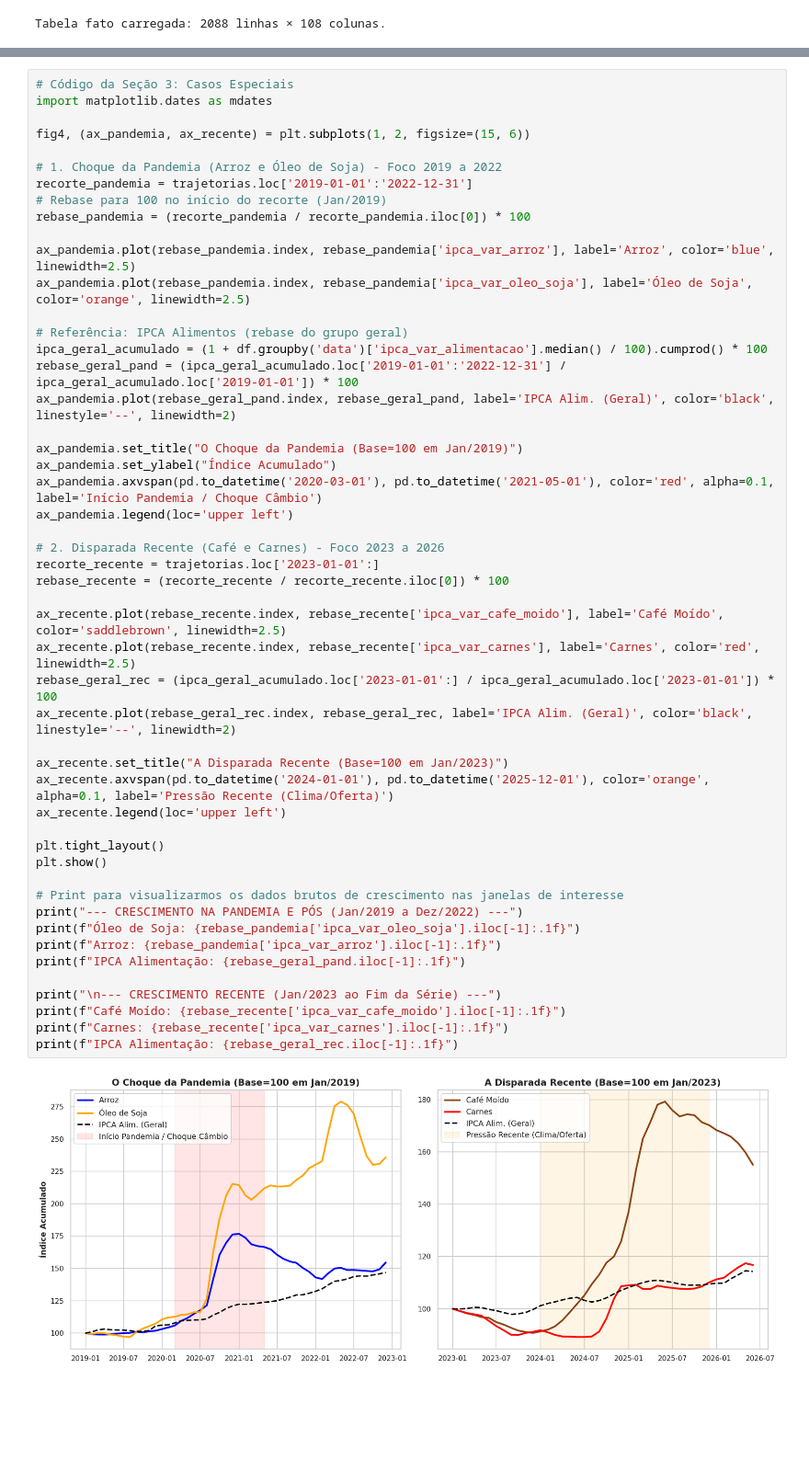
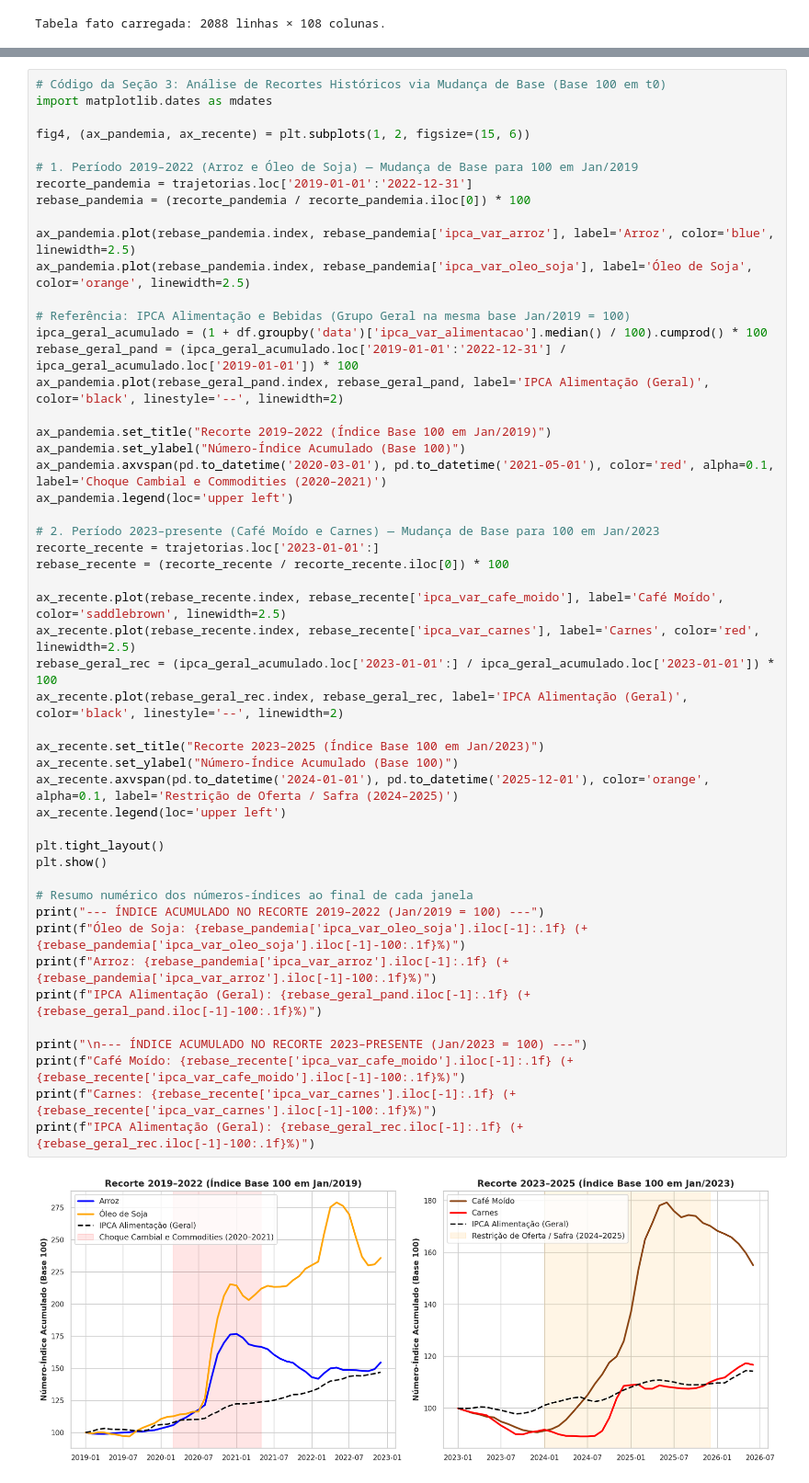
Before and after one commit to LuizCorrei4/trabalho_pcd2, a Jupyter notebook: notebooks/10_eda_alvo_subitens_pesos.ipynb, the cells around one changed output, grey strips where cells are left out. Shown at 92% size. Drawn from its saved outputs; the diff is of its cells as text; blank space fills up the shorter version.

```diff
--- a/notebooks/10_eda_alvo_subitens_pesos.ipynb
+++ b/notebooks/10_eda_alvo_subitens_pesos.ipynb
@@ -230,52 +250,52 @@ WindowsPath('C:/Users/anapd/Projects/trabalho_pcd2/outputs/figuras/eda/fig_10_03
 # %%
-# Código da Seção 3: Casos Especiais
+# Código da Seção 3: Análise de Recortes Históricos via Mudança de Base (Base 100 em t0)
 import matplotlib.dates as mdates
 
 fig4, (ax_pandemia, ax_recente) = plt.subplots(1, 2, figsize=(15, 6))
 
-# 1. Choque da Pandemia (Arroz e Óleo de Soja) - Foco 2019 a 2022
+# 1. Período 2019–2022 (Arroz e Óleo de Soja) — Mudança de Base para 100 em Jan/2019
 recorte_pandemia = trajetorias.loc['2019-01-01':'2022-12-31']
-# Rebase para 100 no início do recorte (Jan/2019)
 rebase_pandemia = (recorte_pandemia / recorte_pandemia.iloc[0]) * 100
 
 ax_pandemia.plot(rebase_pandemia.index, rebase_pandemia['ipca_var_arroz'], label='Arroz', color='blue', linewidth=2.5)
 ax_pandemia.plot(rebase_pandemia.index, rebase_pandemia['ipca_var_oleo_soja'], label='Óleo de Soja', color='orange', linewidth=2.5)
 
-# Referência: IPCA Alimentos (rebase do grupo geral)
+# Referência: IPCA Alimentação e Bebidas (Grupo Geral na mesma base Jan/2019 = 100)
 ipca_geral_acumulado = (1 + df.groupby('data')['ipca_var_alimentacao'].median() / 100).cumprod() * 100
 rebase_geral_pand = (ipca_geral_acumulado.loc['2019-01-01':'2022-12-31'] / ipca_geral_acumulado.loc['2019-01-01']) * 100
-ax_pandemia.plot(rebase_geral_pand.index, rebase_geral_pand, label='IPCA Alim. (Geral)', color='black', linestyle='--', linewidth=2)
+ax_pandemia.plot(rebase_geral_pand.index, rebase_geral_pand, label='IPCA Alimentação (Geral)', color='black', linestyle='--', linewidth=2)
 
-ax_pandemia.set_title("O Choque da Pandemia (Base=100 em Jan/2019)")
-ax_pandemia.set_ylabel("Índice Acumulado")
-ax_pandemia.axvspan(pd.to_datetime('2020-03-01'), pd.to_datetime('2021-05-01'), color='red', alpha=0.1, label='Início Pandemia / Choque Câmbio')
+ax_pandemia.set_title("Recorte 2019–2022 (Índice Base 100 em Jan/2019)")
+ax_pandemia.set_ylabel("Número-Índice Acumulado (Base 100)")
+ax_pandemia.axvspan(pd.to_datetime('2020-03-01'), pd.to_datetime('2021-05-01'), color='red', alpha=0.1, label='Choque Cambial e Commodities (2020–2021)')
 ax_pandemia.legend(loc='upper left')
 
-# 2. Disparada Recente (Café e Carnes) - Foco 2023 a 2026
+# 2. Período 2023–presente (Café Moído e Carnes) — Mudança de Base para 100 em Jan/2023
 recorte_recente = trajetorias.loc['2023-01-01':]
 rebase_recente = (recorte_recente / recorte_recente.iloc[0]) * 100
 
 ax_recente.plot(rebase_recente.index, rebase_recente['ipca_var_cafe_moido'], label='Café Moído', color='saddlebrown', linewidth=2.5)
 ax_recente.plot(rebase_recente.index, rebase_recente['ipca_var_carnes'], label='Carnes', color='red', linewidth=2.5)
 rebase_geral_rec = (ipca_geral_acumulado.loc['2023-01-01':] / ipca_geral_acumulado.loc['2023-01-01']) * 100
-ax_recente.plot(rebase_geral_rec.index, rebase_geral_rec, label='IPCA Alim. (Geral)', color='black', linestyle='--', linewidth=2)
+ax_recente.plot(rebase_geral_rec.index, rebase_geral_rec, label='IPCA Alimentação (Geral)', color='black', linestyle='--', linewidth=2)
 
-ax_recente.set_title("A Disparada Recente (Base=100 em Jan/2023)")
-ax_recente.axvspan(pd.to_datetime('2024-01-01'), pd.to_datetime('2025-12-01'), color='orange', alpha=0.1, label='Pressão Recente (Clima/Oferta)')
+ax_recente.set_title("Recorte 2023–2025 (Índice Base 100 em Jan/2023)")
+ax_recente.set_ylabel("Número-Índice Acumulado (Base 100)")
+ax_recente.axvspan(pd.to_datetime('2024-01-01'), pd.to_datetime('2025-12-01'), color='orange', alpha=0.1, label='Restrição de Oferta / Safra (2024–2025)')
 ax_recente.legend(loc='upper left')
 
 plt.tight_layout()
 plt.show()
 
-# Print para visualizarmos os dados brutos de crescimento nas janelas de interesse
-print("--- CRESCIMENTO NA PANDEMIA E PÓS (Jan/2019 a Dez/2022) ---")
-print(f"Óleo de Soja: {rebase_pandemia['ipca_var_oleo_soja'].iloc[-1]:.1f}")
-print(f"Arroz: {rebase_pandemia['ipca_var_arroz'].iloc[-1]:.1f}")
-print(f"IPCA Alimentação: {rebase_geral_pand.iloc[-1]:.1f}")
+# Resumo numérico dos números-índices ao final de cada janela
+print("--- ÍNDICE ACUMULADO NO RECORTE 2019–2022 (Jan/2019 = 100) ---")
+print(f"Óleo de Soja: {rebase_pandemia['ipca_var_oleo_soja'].iloc[-1]:.1f} (+{rebase_pandemia['ipca_var_oleo_soja'].iloc[-1]-100:.1f}%)")
+print(f"Arroz: {rebase_pandemia['ipca_var_arroz'].iloc[-1]:.1f} (+{rebase_pandemia['ipca_var_arroz'].iloc[-1]-100:.1f}%)")
+print(f"IPCA Alimentação (Geral): {rebase_geral_pand.iloc[-1]:.1f} (+{rebase_geral_pand.iloc[-1]-100:.1f}%)")
 
-print("\n--- CRESCIMENTO RECENTE (Jan/2023 ao Fim da Série) ---")
-print(f"Café Moído: {rebase_recente['ipca_var_cafe_moido'].iloc[-1]:.1f}")
-print(f"Carnes: {rebase_recente['ipca_var_carnes'].iloc[-1]:.1f}")
-print(f"IPCA Alimentação: {rebase_geral_rec.iloc[-1]:.1f}")
+print("\n--- ÍNDICE ACUMULADO NO RECORTE 2023–PRESENTE (Jan/2023 = 100) ---")
+print(f"Café Moído: {rebase_recente['ipca_var_cafe_moido'].iloc[-1]:.1f} (+{rebase_recente['ipca_var_cafe_moido'].iloc[-1]-100:.1f}%)")
+print(f"Carnes: {rebase_recente['ipca_var_carnes'].iloc[-1]:.1f} (+{rebase_recente['ipca_var_carnes'].iloc[-1]-100:.1f}%)")
+print(f"IPCA Alimentação (Geral): {rebase_geral_rec.iloc[-1]:.1f} (+{rebase_geral_rec.iloc[-1]-100:.1f}%)")
 # %% [output]
-[figure, old version]
+[figure, new version]
```
Also changed, not shown: parts of 16 cells of this notebook, 4 other files.
